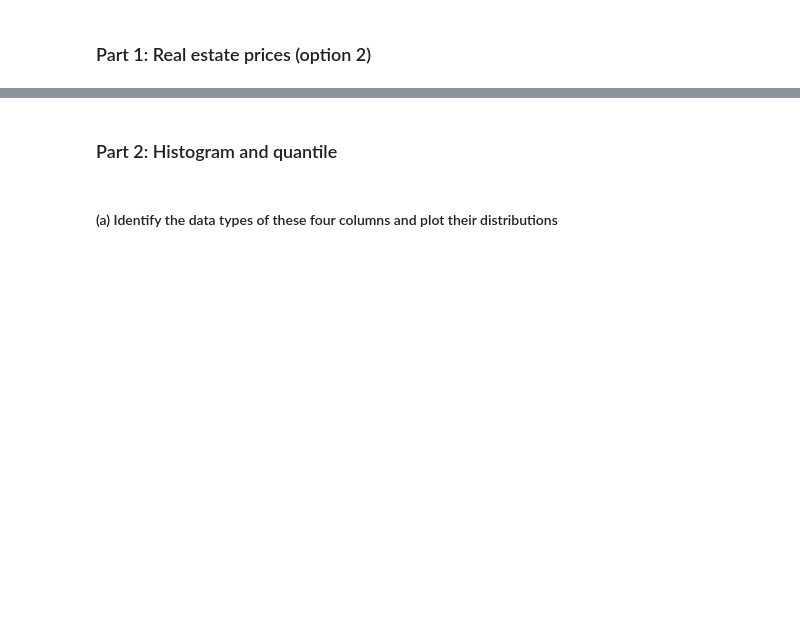
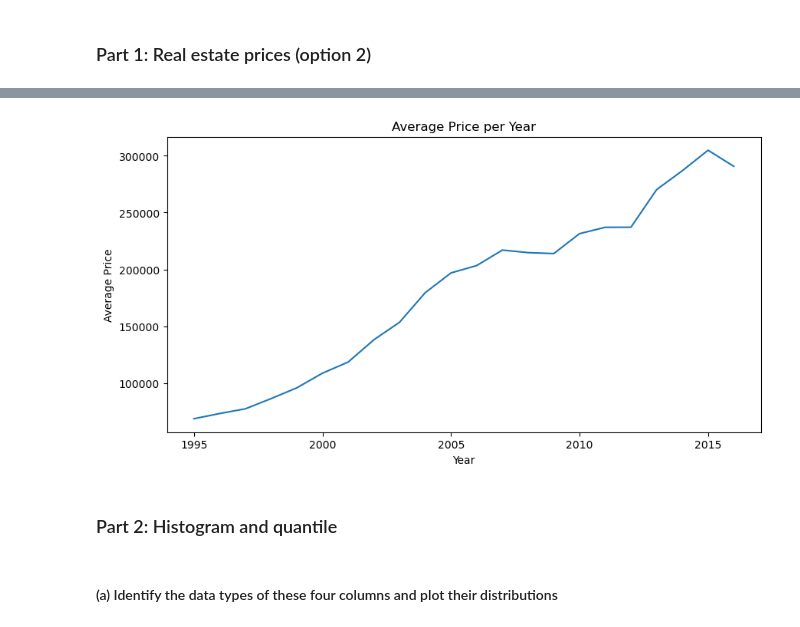
Before and after one commit to NilsDunlop/DIT863-Assignments, a Jupyter notebook: Assignment 1/Assignment1.ipynb, the cells around one changed output, grey strips where cells are left out. Cells and saved outputs as stored; diff of their text form; code cells hidden in the pictures; blank space fills up the shorter version.

```diff
--- a/Assignment 1/Assignment1.ipynb
+++ b/Assignment 1/Assignment1.ipynb
@@ -187,3 +192,22 @@ plt.show()
+# %%
+# Change the type of the date column to datetime format
+df[2] = pd.to_datetime(df[2])
+
+# Create a new column with the year
+df['year'] = df[2].dt.year
+
+# Group by year and calculate the mean price for each year
+df_year = df.groupby('year')[1].mean().reset_index()
+
+# Plot the mean price for each year
+plt.figure(figsize=(10, 5))
+sns.lineplot(data=df_year, x='year', y=1)
+plt.title('Average Price per Year')
+plt.xlabel('Year')
+plt.ylabel('Average Price')
+plt.show()
+# %% [output]
+[figure, added]
 # %% [markdown]
 ### Part 2: Histogram and quantile
 # %% [markdown]
```
Also changed, not shown: parts of 15 cells of this notebook.
